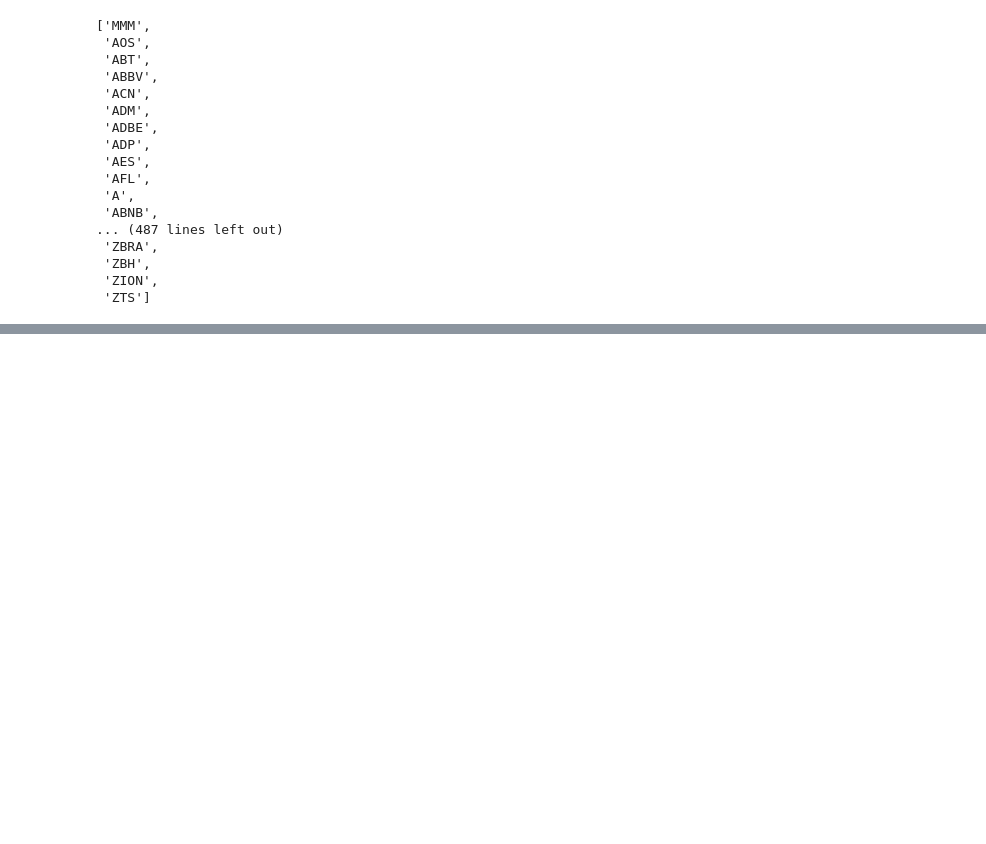
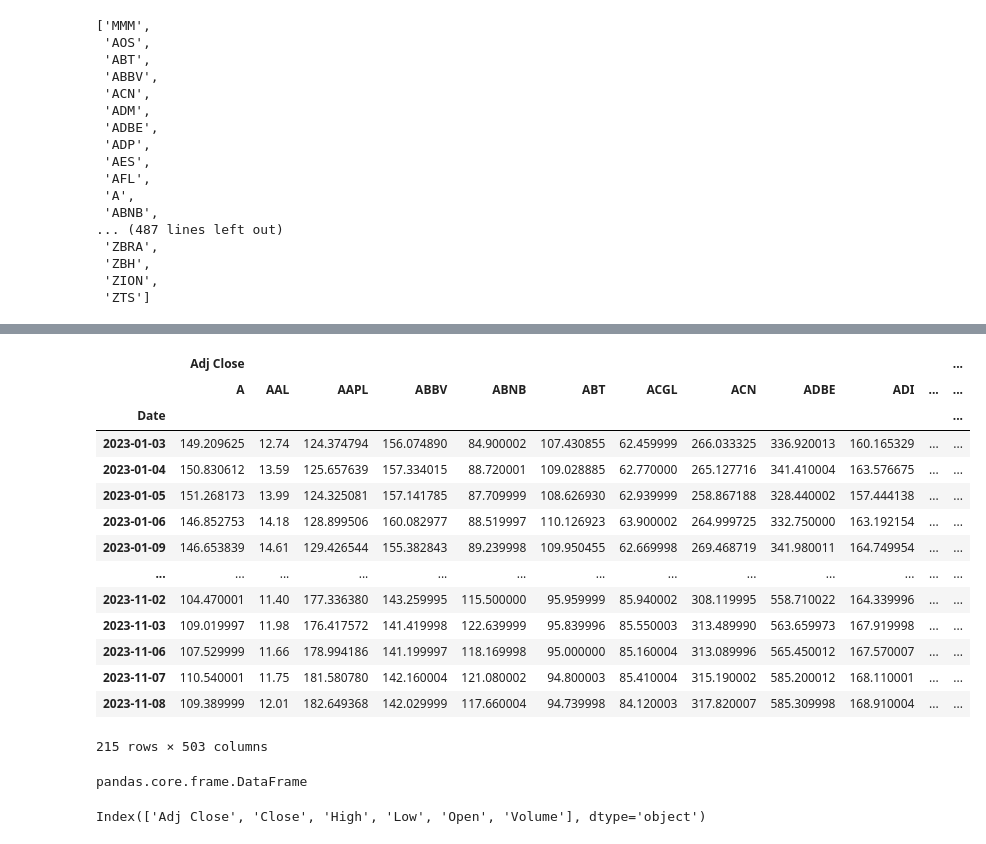
Before and after one commit to IgnacioGB1990/Anti-Theft-Alarm-BI-Project, a Jupyter notebook: stock/get_data_yahoo.ipynb, the cells around one changed output, grey strips where cells are left out. Drawn from its saved outputs; the diff is of its cells as text; code cells hidden in the pictures; blank space fills up the shorter version.

Commit message:
getting closer

```diff
--- a/stock/get_data_yahoo.ipynb
+++ b/stock/get_data_yahoo.ipynb
@@ -153,2 +153,31 @@ datos
+# %%
+first_level_columns = datos.loc[:, datos.columns.get_level_values(0) == 'Adj Close']
+first_level_columns
+# %% [output]
+|  | Adj Close |  |  |  |  |  |  |  |  |  |  | ... |
+|  | A | AAL | AAPL | ABBV | ABNB | ABT | ACGL | ACN | ADBE | ADI | ... | ... |
+| Date |  |  |  |  |  |  |  |  |  |  |  | ... |
+| 2023-01-03 | 149.209625 | 12.74 | 124.374794 | 156.074890 | 84.900002 | 107.430855 | 62.459999 | 266.033325 | 336.920013 | 160.165329 | ... | ... |
+| 2023-01-04 | 150.830612 | 13.59 | 125.657639 | 157.334015 | 88.720001 | 109.028885 | 62.770000 | 265.127716 | 341.410004 | 163.576675 | ... | ... |
+| 2023-01-05 | 151.268173 | 13.99 | 124.325081 | 157.141785 | 87.709999 | 108.626930 | 62.939999 | 258.867188 | 328.440002 | 157.444138 | ... | ... |
+| 2023-01-06 | 146.852753 | 14.18 | 128.899506 | 160.082977 | 88.519997 | 110.126923 | 63.900002 | 264.999725 | 332.750000 | 163.192154 | ... | ... |
+| 2023-01-09 | 146.653839 | 14.61 | 129.426544 | 155.382843 | 89.239998 | 109.950455 | 62.669998 | 269.468719 | 341.980011 | 164.749954 | ... | ... |
+| ... | ... | ... | ... | ... | ... | ... | ... | ... | ... | ... | ... | ... |
+| 2023-11-02 | 104.470001 | 11.40 | 177.336380 | 143.259995 | 115.500000 | 95.959999 | 85.940002 | 308.119995 | 558.710022 | 164.339996 | ... | ... |
+| 2023-11-03 | 109.019997 | 11.98 | 176.417572 | 141.419998 | 122.639999 | 95.839996 | 85.550003 | 313.489990 | 563.659973 | 167.919998 | ... | ... |
+| 2023-11-06 | 107.529999 | 11.66 | 178.994186 | 141.199997 | 118.169998 | 95.000000 | 85.160004 | 313.089996 | 565.450012 | 167.570007 | ... | ... |
+| 2023-11-07 | 110.540001 | 11.75 | 181.580780 | 142.160004 | 121.080002 | 94.800003 | 85.410004 | 315.190002 | 585.200012 | 168.110001 | ... | ... |
+| 2023-11-08 | 109.389999 | 12.01 | 182.649368 | 142.029999 | 117.660004 | 94.739998 | 84.120003 | 317.820007 | 585.309998 | 168.910004 | ... | ... |
+215 rows × 503 columns
+# %%
+type(first_level_columns)
+# %% [output]
+pandas.core.frame.DataFrame
 # %%
 datos.to_csv("stocks.csv", index=False)
+# %%
+
+header_array = datos.columns.get_level_values(0).unique()
+header_array
+# %% [output]
+Index(['Adj Close', 'Close', 'High', 'Low', 'Open', 'Volume'], dtype='object')
```
Also changed, not shown: parts of 8 cells of this notebook, 1 other file.
